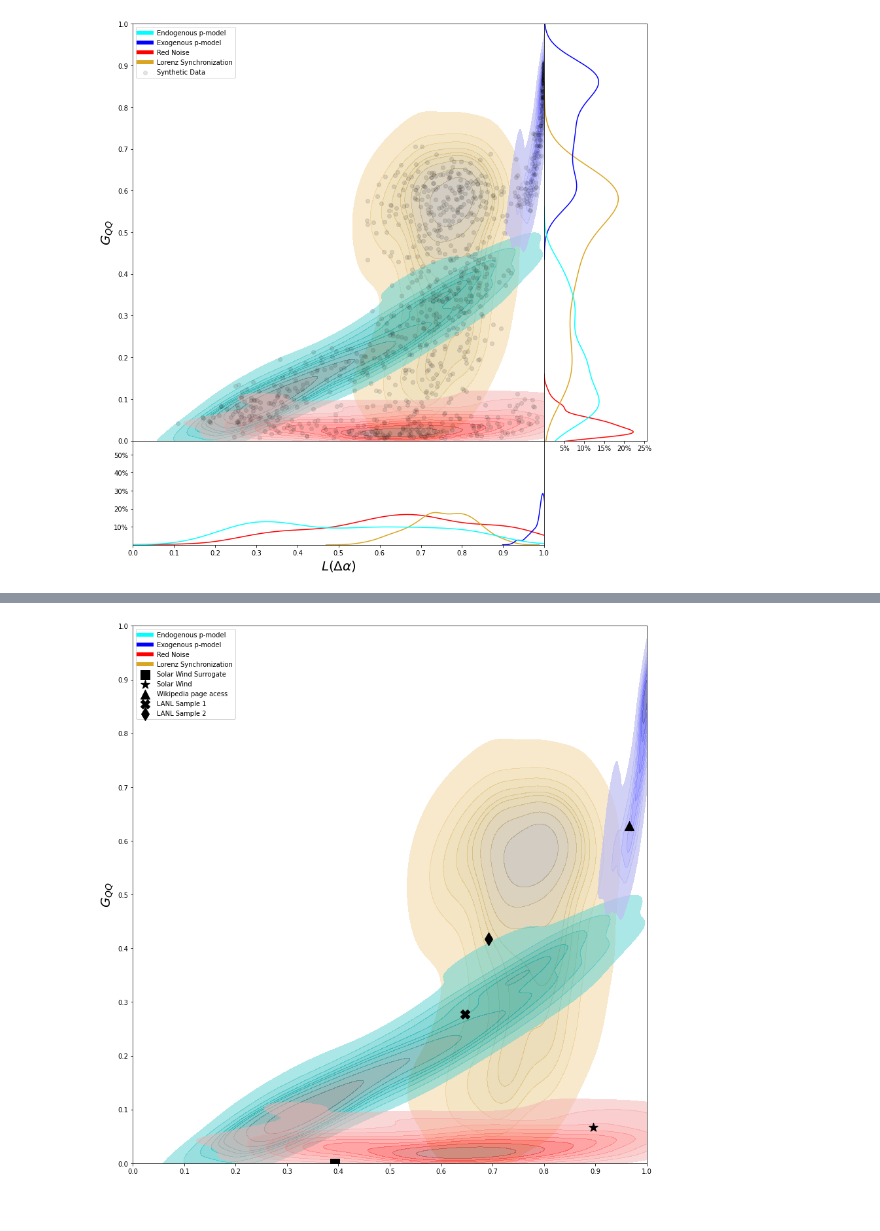
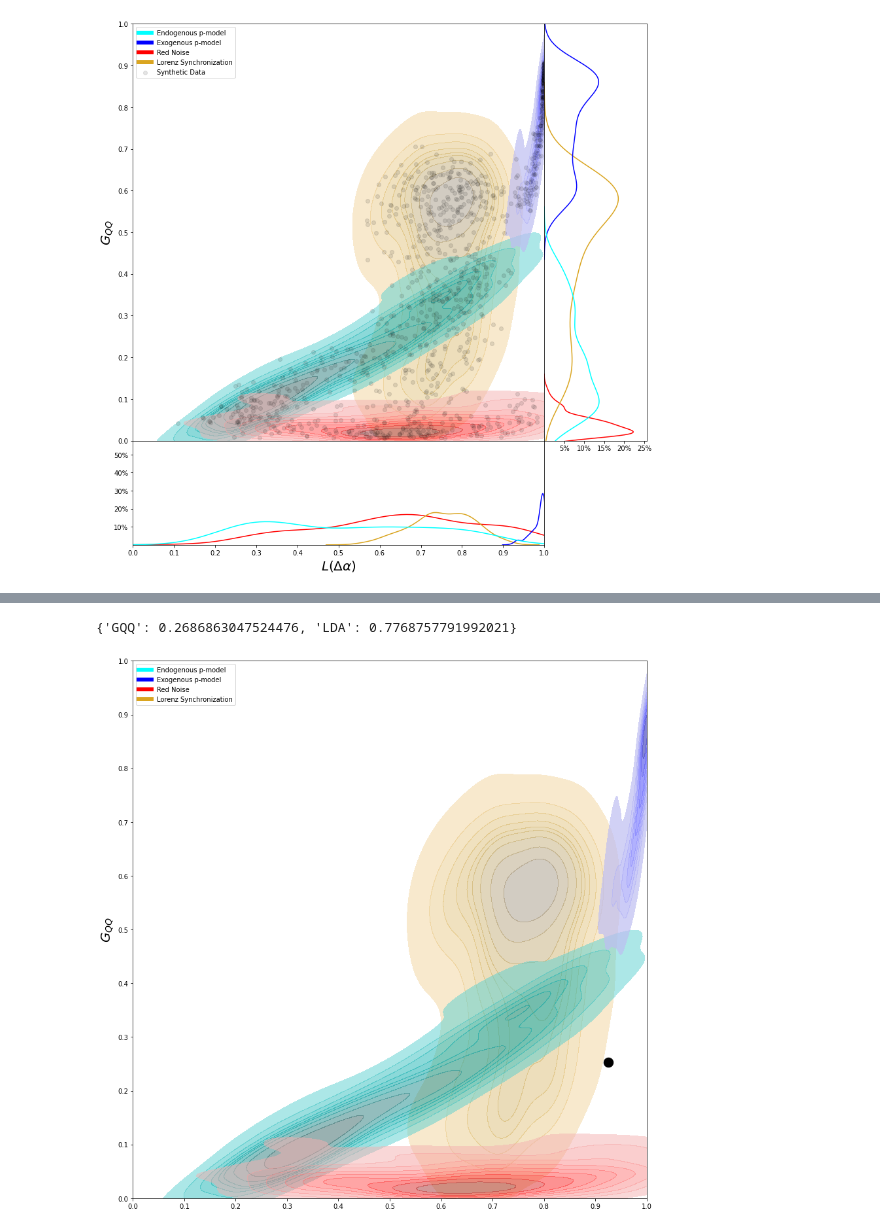
Before and after one commit to rsautter/Chi-Space, a Jupyter notebook: examples/Chi_Space.ipynb, the cells around one changed output, grey strips where cells are left out. Cells and saved outputs as stored; diff of their text form; code cells hidden in the pictures.

```diff
--- a/examples/Chi_Space.ipynb
+++ b/examples/Chi_Space.ipynb
@@ -347,3 +347,11 @@ def plot2(figsize=(12,12)):
 	plt.ylabel(r"$G_{QQ}$",fontsize=20)
 
 	return gs, [handles,labels]
+# %%
+symh = chi.get_SYMH()["SYMH"].values
+symhChi = chi.chiSpace(symh)
+# %%
+symhChi = chi.chiSpace(symh[20000:])
+plt.figure()
+plt.plot(symh[20000:])
+plt.show()
@@ -350,32 +360,38 @@ def plot2(figsize=(12,12)):
+# %%
+symhChi
+# %% [output]
+{'GQQ': 0.2686863047524476, 'LDA': 0.7768757791992021}
 # %%
 gs,[h,l] = plot2()
-h2 = plt.scatter(swc_s["LDA"],swc_s["GQQ"],s=200,color='k',marker='s')
-h.append(h2)
-l.append("Solar Wind Surrogate")
+plt.scatter(symhChi['LDA'],symhChi['GQQ'],s =210,color='k')
 
-h1 = plt.scatter(swc["LDA"],swc["GQQ"],s=200,color='k',marker='*')
-h.append(h1)
-l.append("Solar Wind")
+#h2 = plt.scatter(swc_s["LDA"],swc_s["GQQ"],s=200,color='k',marker='s')
+#h.append(h2)
+#l.append("Solar Wind Surrogate")
+
+#h1 = plt.scatter(swc["LDA"],swc["GQQ"],s=200,color='k',marker='*')
+#h.append(h1)
+#l.append("Solar Wind")
 
 
 
-h1 = plt.scatter(wiki_chi["LDA"],wiki_chi["GQQ"],s=200,color='k',marker='^')
-h.append(h1)
-l.append("Wikipedia page acess")
+#h1 = plt.scatter(wiki_chi["LDA"],wiki_chi["GQQ"],s=200,color='k',marker='^')
+#h.append(h1)
+#l.append("Wikipedia page acess")
 
 
-h3 = plt.scatter(lanl1["LDA"],lanl1["GQQ"],s=200,color='k',marker="X")
-h.append(h3)
-l.append("LANL Sample 1")
+#h3 = plt.scatter(lanl1["LDA"],lanl1["GQQ"],s=200,color='k',marker="X")
+#h.append(h3)
+#l.append("LANL Sample 1")
 
-h3 = plt.scatter(lanl2["LDA"],lanl2["GQQ"],s=200,color='k',marker='d')
-h.append(h3)
-l.append("LANL Sample 2")
+#h3 = plt.scatter(lanl2["LDA"],lanl2["GQQ"],s=200,color='k',marker='d')
+#h.append(h3)
+#l.append("LANL Sample 2")
 
 plt.legend(h,l,loc=2)
 plt.tight_layout()
 plt.savefig("chiSpaceDatasets.png",dpi=300)
 
 plt.show()
 # %% [output]
-[figure, old version]
+[figure, new version]
```
Also changed, not shown: parts of 2 cells of this notebook, 2 other files.
